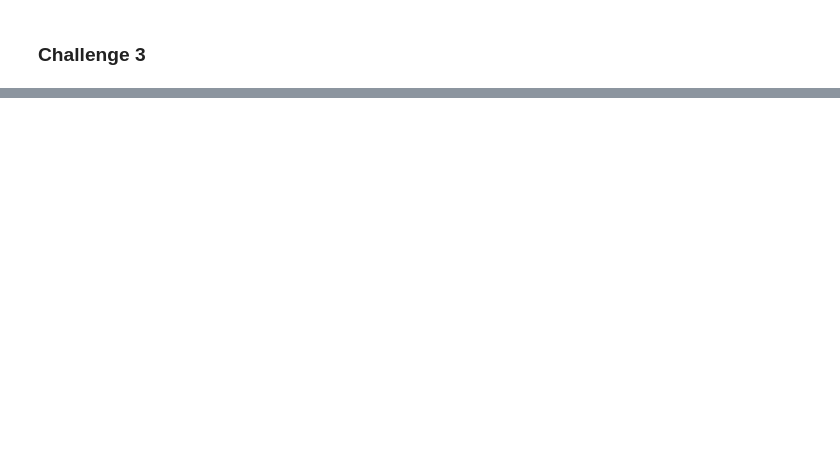
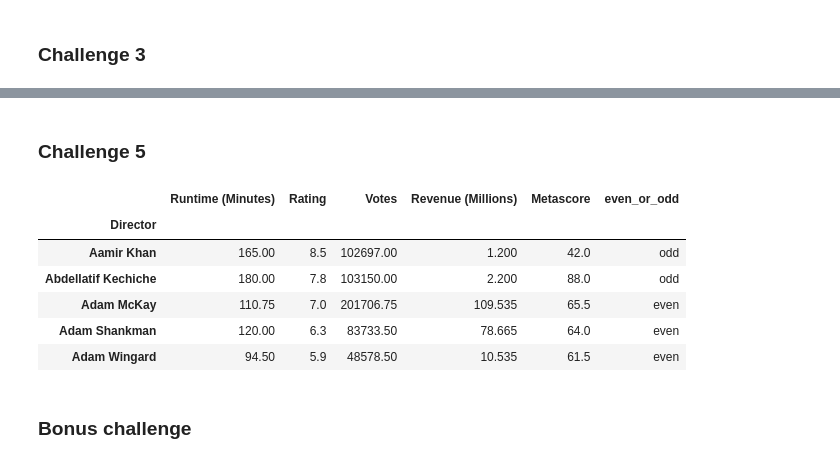
Before and after one commit to potacho/pandas_apply_lambda, a Jupyter notebook: notebooks/your_code_here.ipynb, the cells around one changed output, grey strips where cells are left out. Cells and saved outputs as stored; diff of their text form; code cells hidden in the pictures; blank space fills up the shorter version.

Commit message:
Challenge_3y4

```diff
--- a/notebooks/your_code_here.ipynb
+++ b/notebooks/your_code_here.ipynb
@@ -106,4 +107,14 @@ df.head()
 ### Challenge 3
 # %%
 # Create function to increment 1 rate if the film is a thriller and decrement 1 if the film is a comedy
-def
+def change_puntuation(genre, metascore):
+    if 'Thriller' in genre:
+        return metascore + 1
+    elif 'Comedy' in genre:
+        return metascore - 1
+    else:
+        return metascore
+# %%
+genre = 'Horror,Thriller'
+metascore = 76.0
+change_puntuation(genre, metascore)
@@ -109,0 +123,3 @@ def
+# %%
+df['new_rating'] = df.apply(lambda row: change_puntuation(row['Genre'], row['Metascore']), axis=1)
+df.head()
@@ -109,0 +160,4 @@ def
+# %%
+#Add new column to dataframe and this indicates if the result of votes/sum is prime or not
+df['votes_per_sum'] = df.apply(lambda row: ascii_value(row['Title'], row['Votes']), axis=1)
+df.head()
@@ -109,0 +171,36 @@ def
+# %% [markdown]
+### Challenge 5
+# %%
+#Create a new dataframe with some columns
+director_df = df.loc[:, ['Director', 'Runtime (Minutes)', 'Rating', 'Votes', 'Revenue (Millions)', 'Metascore', 'bin']]
+
+#Group new dataframe by director column and do the mean of each colunm
+director_df = new_df.groupby(by = 'Director').mean()
+
+#Delete the rows with NaN values
+director_df = director_df.dropna()
+
+#With this funtion calculate this operation: 'votes / (revenue + metascore' and check if the value is odd or even.
+def puntuation(metascore, votes, revenue):
+
+    rev_per_score = int(votes / (revenue + metascore))
+    #print(rev_per_score)
+    if rev_per_score%2 == 0:
+        return 'even'
+    else:
+        return 'odd'
+
+#Apply this function to the dataframe and store the result in a new column
+director_df['even_or_odd'] = director_df.apply(lambda row: puntuation(row['Metascore'], row['Votes'],
+                                                               row['Revenue (Millions)']), axis=1)
+director_df.head()
+# %% [output]
+|  | Runtime (Minutes) | Rating | Votes | Revenue (Millions) | Metascore | even_or_odd |
+| Director |  |  |  |  |  |  |
+| Aamir Khan | 165.00 | 8.5 | 102697.00 | 1.200 | 42.0 | odd |
+| Abdellatif Kechiche | 180.00 | 7.8 | 103150.00 | 2.200 | 88.0 | odd |
+| Adam McKay | 110.75 | 7.0 | 201706.75 | 109.535 | 65.5 | even |
+| Adam Shankman | 120.00 | 6.3 | 83733.50 | 78.665 | 64.0 | even |
+| Adam Wingard | 94.50 | 5.9 | 48578.50 | 10.535 | 61.5 | even |
+# %% [markdown]
+### Bonus challenge
```
Also changed, not shown: parts of 8 cells of this notebook.
